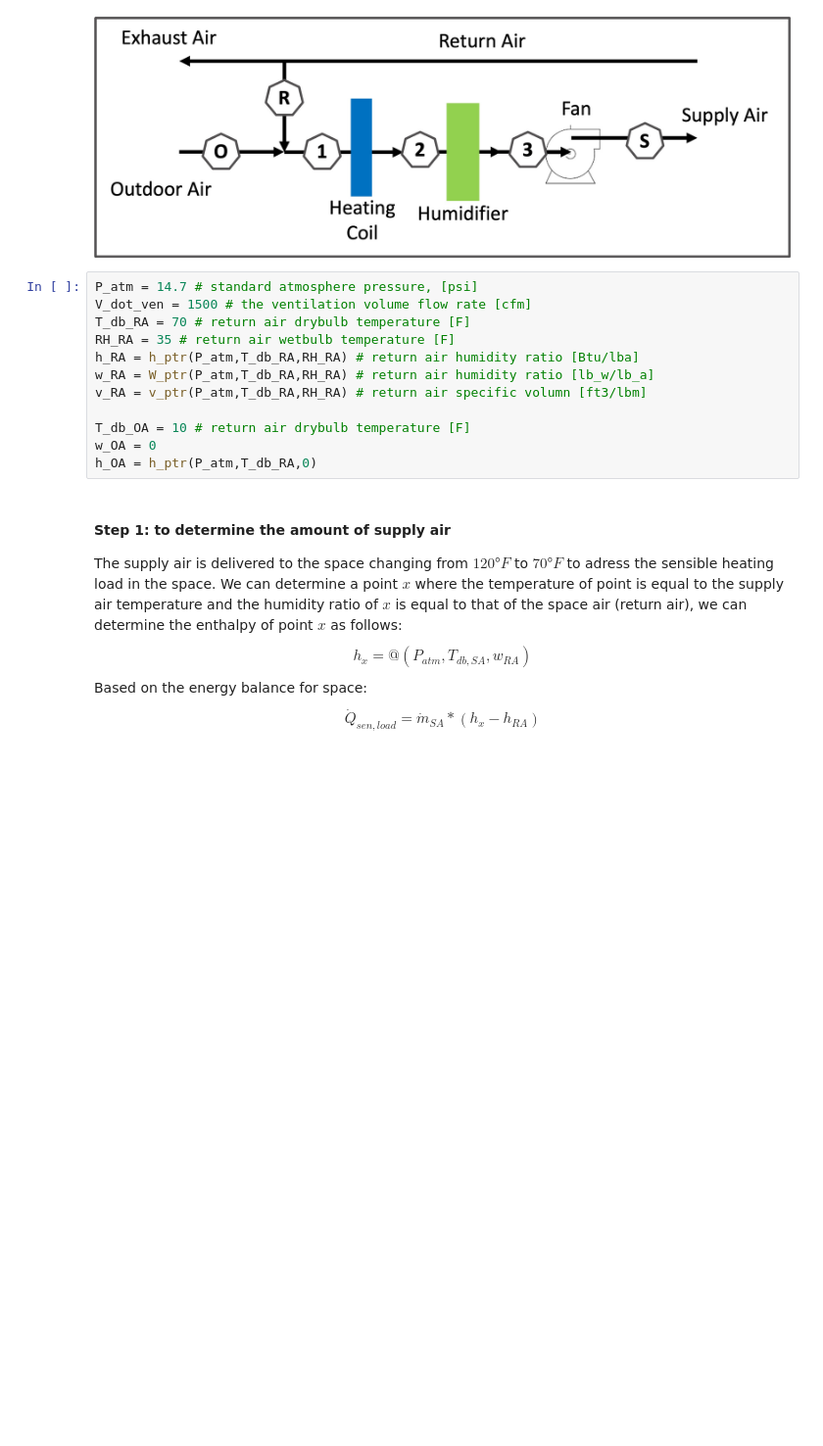
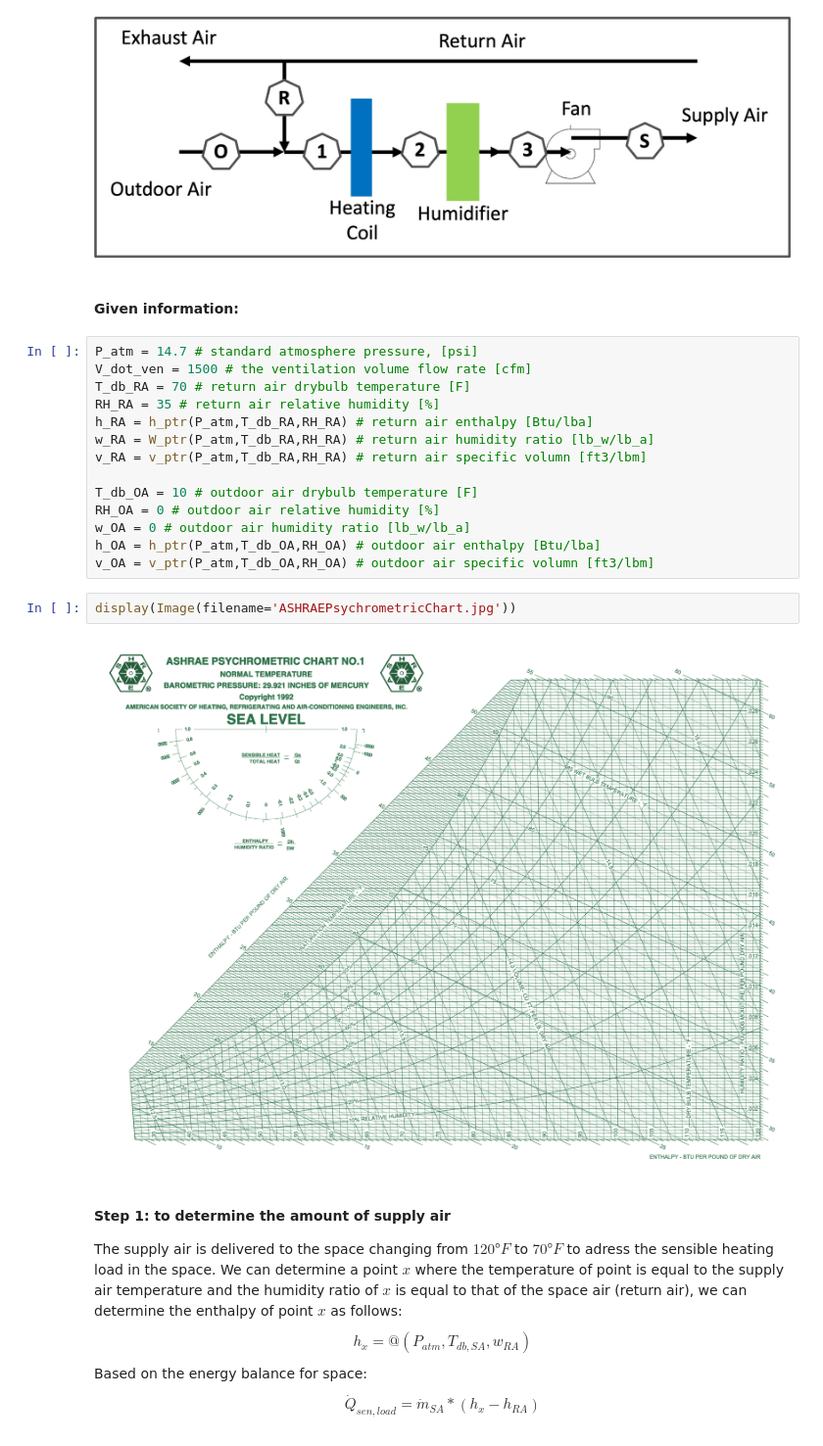
Before and after one commit to JieMa1202/CE414, a Jupyter notebook: Homework/Air_Processing_Equipment.ipynb, the cells around one changed output. Shown at 98% size. Saved outputs shown, nothing was run; the diff lists cells and outputs as text; blank space fills up the shorter version.

```diff
--- a/Homework/Air_Processing_Equipment.ipynb
+++ b/Homework/Air_Processing_Equipment.ipynb
@@ -19,18 +19,26 @@ c. the capacity of the humidifier, lbm/hr.
 display(Image(filename='AirProcessing_E1.jpg'))
 # %% [output]
 [figure]
+# %% [markdown]
+#### Given information:
 # %%
 P_atm = 14.7 # standard atmosphere pressure, [psi]
 V_dot_ven = 1500 # the ventilation volume flow rate [cfm]
 T_db_RA = 70 # return air drybulb temperature [F]
-RH_RA = 35 # return air wetbulb temperature [F]
-h_RA = h_ptr(P_atm,T_db_RA,RH_RA) # return air humidity ratio [Btu/lba]
+RH_RA = 35 # return air relative humidity [%]
+h_RA = h_ptr(P_atm,T_db_RA,RH_RA) # return air enthalpy [Btu/lba]
 w_RA = W_ptr(P_atm,T_db_RA,RH_RA) # return air humidity ratio [lb_w/lb_a]
 v_RA = v_ptr(P_atm,T_db_RA,RH_RA) # return air specific volumn [ft3/lbm]
 
-T_db_OA = 10 # return air drybulb temperature [F]
-w_OA = 0
-h_OA = h_ptr(P_atm,T_db_RA,0)
+T_db_OA = 10 # outdoor air drybulb temperature [F]
+RH_OA = 0 # outdoor air relative humidity [%]
+w_OA = 0 # outdoor air humidity ratio [lb_w/lb_a]
+h_OA = h_ptr(P_atm,T_db_OA,RH_OA) # outdoor air enthalpy [Btu/lba]
+v_OA = v_ptr(P_atm,T_db_OA,RH_OA) # outdoor air specific volumn [ft3/lbm]
+# %%
+display(Image(filename='ASHRAEPsychrometricChart.jpg'))
+# %% [output]
+[figure, added]
 # %% [markdown]
 #### Step 1: to determine the amount of supply air
 The supply air is delivered to the space changing from $120°F$ to $70°F$ to adress the sensible heating load in the space.  We can determine a point $x$ where the temperature of point is equal to the supply air temperature and the humidity ratio of $x$ is equal to that of the space air (return air), we can determine the enthalpy of point $x$ as follows:
```
Also changed, not shown: parts of 15 cells of this notebook, 1 other file.
